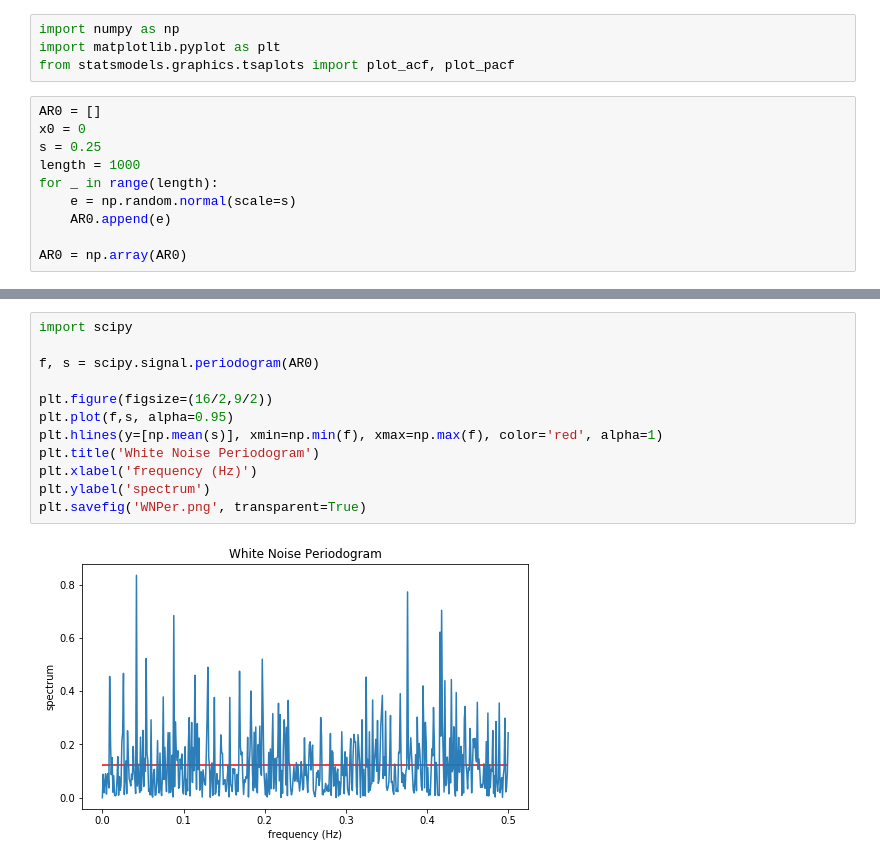
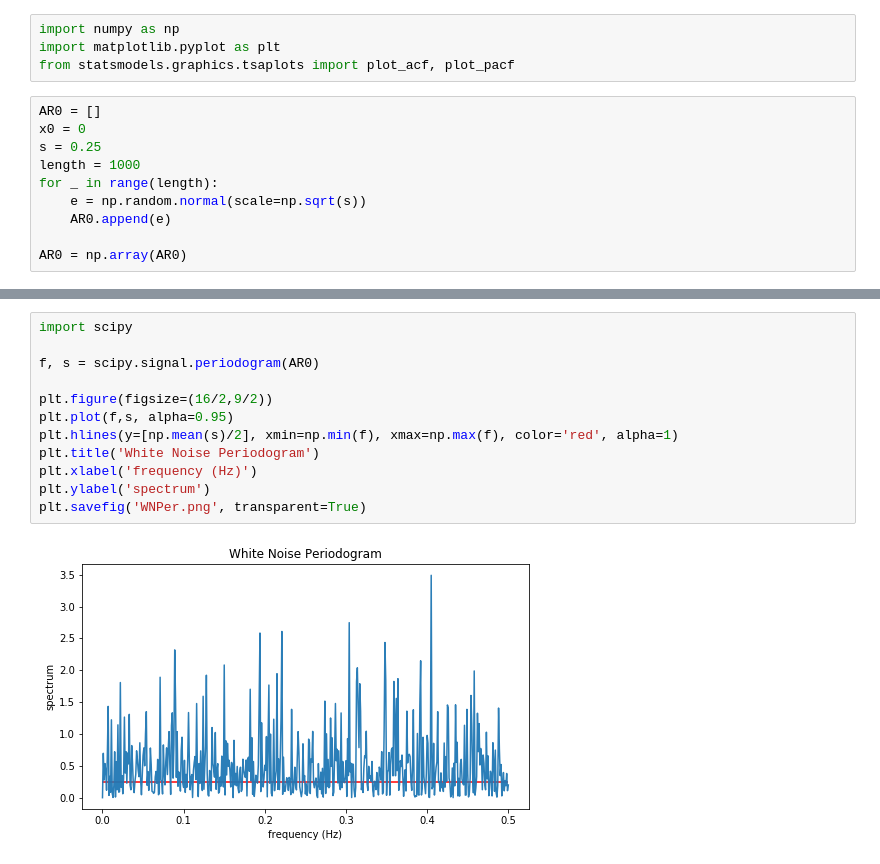
Before and after one commit to QuantLet/SFE_class_2017, a Jupyter notebook: SFMspectralAnalysis/Intro/Intro.ipynb, the cells around one changed output, grey strips where cells are left out. Cells and saved outputs as stored; diff of their text form.

```diff
--- a/SFMspectralAnalysis/Intro/Intro.ipynb
+++ b/SFMspectralAnalysis/Intro/Intro.ipynb
@@ -8,7 +8,7 @@ x0 = 0
 s = 0.25
 length = 1000
 for _ in range(length):
-    e = np.random.normal(scale=s)
+    e = np.random.normal(scale=np.sqrt(s))
     AR0.append(e)
 
 AR0 = np.array(AR0)
@@ -98,15 +98,15 @@ plt.savefig('PN_acfpacf.png', transparent=True)
 # %%
 import scipy
 
 f, s = scipy.signal.periodogram(AR0)
 
 plt.figure(figsize=(16/2,9/2))
 plt.plot(f,s, alpha=0.95)
-plt.hlines(y=[np.mean(s)], xmin=np.min(f), xmax=np.max(f), color='red', alpha=1)
+plt.hlines(y=[np.mean(s)/2], xmin=np.min(f), xmax=np.max(f), color='red', alpha=1)
 plt.title('White Noise Periodogram')
 plt.xlabel('frequency (Hz)')
 plt.ylabel('spectrum')
 plt.savefig('WNPer.png', transparent=True)
 # %% [output]
-[figure, old version]
+[figure, new version]
 # %%
```
Also changed, not shown: parts of 7 cells of this notebook, 15 other files.
